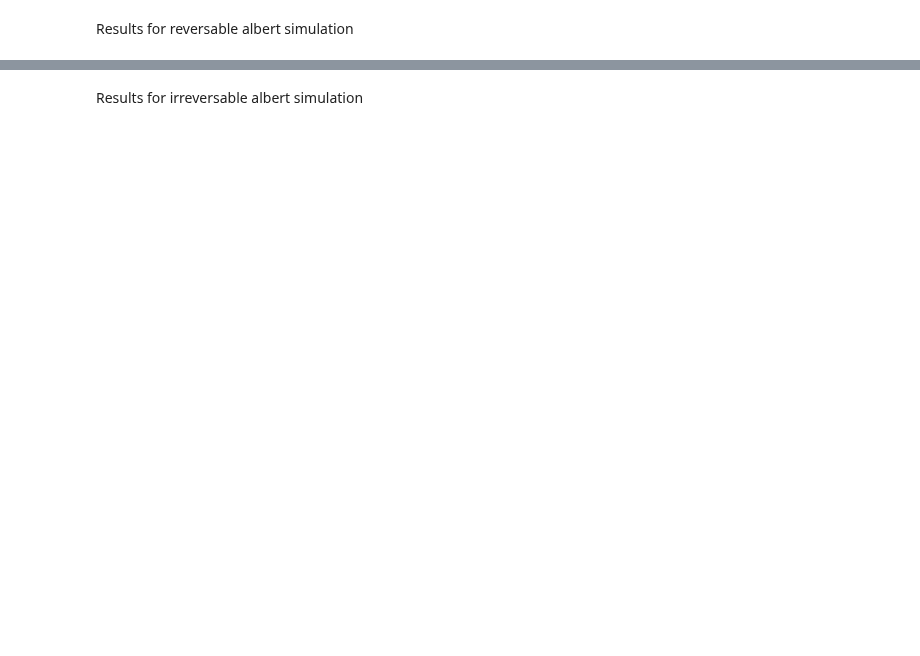
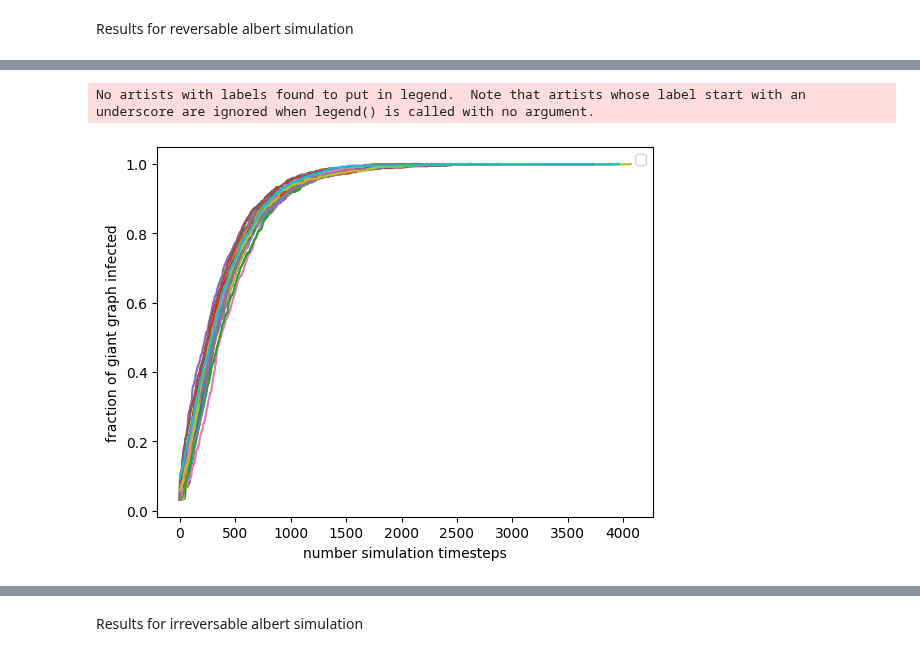
Before and after one commit to cm2435/graph_transmittion_research_project, a Jupyter notebook: variable_structure.ipynb, the cells around one changed output, grey strips where cells are left out. Drawn from its saved outputs; the diff is of its cells as text; code cells hidden in the pictures; blank space fills up the shorter version.

```diff
--- a/variable_structure.ipynb
+++ b/variable_structure.ipynb
@@ -120,3 +123,12 @@ simulation run for mean degree 5
+# %%
+degrees_list = []
+for run in simulation_run['info_dict']:
+    degrees_list.extend(run['degree_list'])
+
+sns.displot(degrees_list)
+plt.title("degree distribution plot for random geometric graph")
+plt.xlabel("degree")
+plt.ylabel("count density")
 # %% [markdown]
 IRREVERSABLE GEOMETRIC GRAPH SIMULATION
 # %%
@@ -137,0 +157,33 @@ for degree in conf['mean_degrees']:
+# %%
+simulation_put = []
+for run in simulation_run['fraction_infected_list']:
+    first_val = run[0]
+    runer = [x for x in run if x > 0.03]
+    removed_len = len(run) - len(runer)
+    simulation_put.append(runer)
+# %%
+
+
+def plot_results(lister, structure_name : str ):
+    for iter in lister:
+        #print(iter['info_dict'])
+        timesteps_list = [x for x in range(len(iter))]
+        #try:
+        #    p, cov = curve_fit(logistic, timesteps_list, iter)
+        #    logistic_curve_data = logistic(timesteps_list, *p)
+        #except:
+        #    pass
+        plt.plot(timesteps_list, iter, )#label = f"average simulated saturation across {len(result['timesteps_saturation'])} runs")
+    #plt.plot(timesteps_list, logistic_curve_data, label = "fitted logistic")
+    #plt.title(
+    #    f"saturation curve for {structure_name}     modality: {results_dict['info_dict'][0]['modality']}    mean degree: {round(results_dict['info_dict'][0]['average_degree'], 2)}")
+
+    plt.xlabel("number simulation timesteps")
+    plt.ylabel("fraction of giant graph infected")
+    plt.legend()
+    plt.show()
+# %%
+plot_results(simulation_put, "foo")
+# %% [output]
+No artists with labels found to put in legend.  Note that artists whose label start with an underscore are ignored when legend() is called with no argument.
+[figure, added]
```
Also changed, not shown: parts of 5 cells of this notebook.
